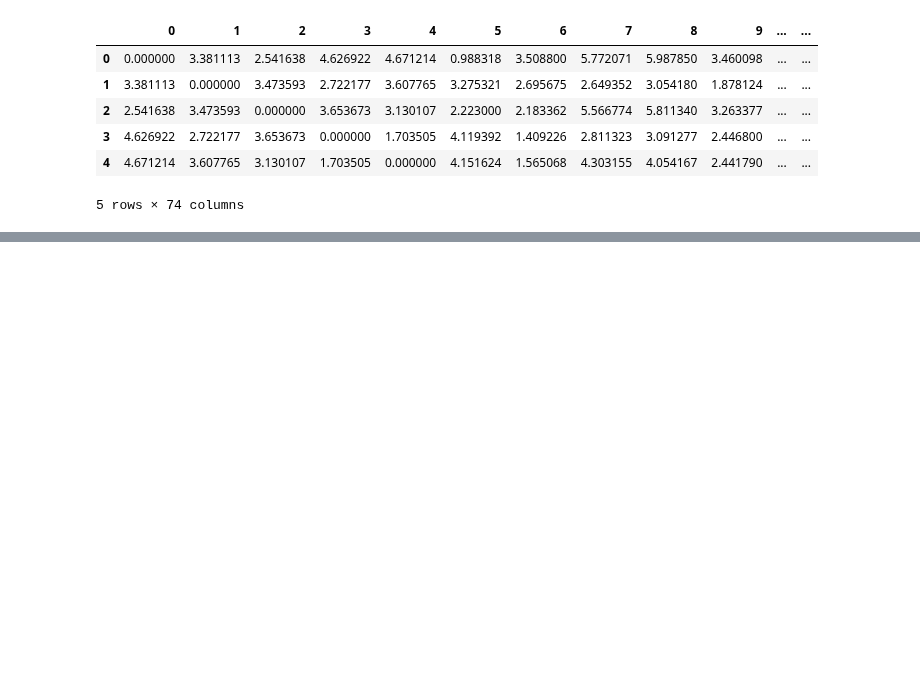
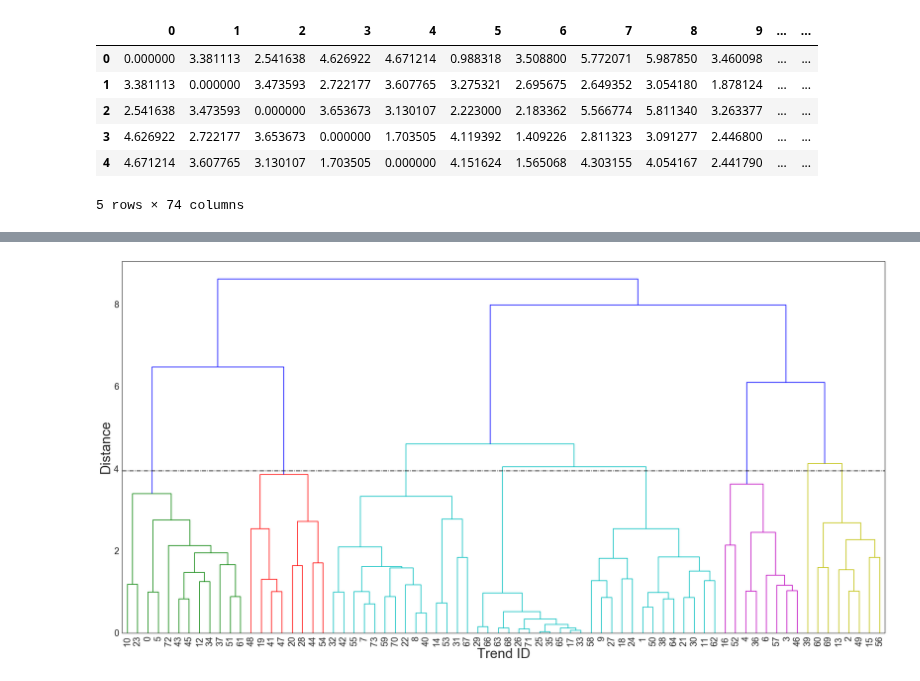
Before and after one commit to ys-lin14/acnh-clustering, a Jupyter notebook: 4_dynamic_time_warping.ipynb, the cells around one changed output, grey strips where cells are left out. Cells and saved outputs as stored; diff of their text form; code cells hidden in the pictures; blank space fills up the shorter version.

Commit message:
add scipy dendrogram of dtw distances, save fcluster predictions

```diff
--- a/4_dynamic_time_warping.ipynb
+++ b/4_dynamic_time_warping.ipynb
@@ -68,0 +69,15 @@ np.save('data/distances', distances)
+# %%
+# condensed distance matrix https://stackoverflow.com/questions/18952587/
+condensed_distances = scipy.spatial.distance.squareform(distances)
+# %%
+Z = linkage(condensed_distances, method='complete', metric='euclidean')
+
+fig = plt.figure(figsize=(30, 15))
+dn = dendrogram(Z, leaf_font_size=20)
+plt.axhline(color='black', linestyle='-.', y=3.95)
+plt.xlabel('Trend ID', fontsize=30)
+plt.ylabel('Distance', fontsize=30)
+plt.yticks(size=20)
+plt.show()
+# %% [output]
+[figure, added]
```
Also changed, not shown: parts of 7 cells of this notebook.
